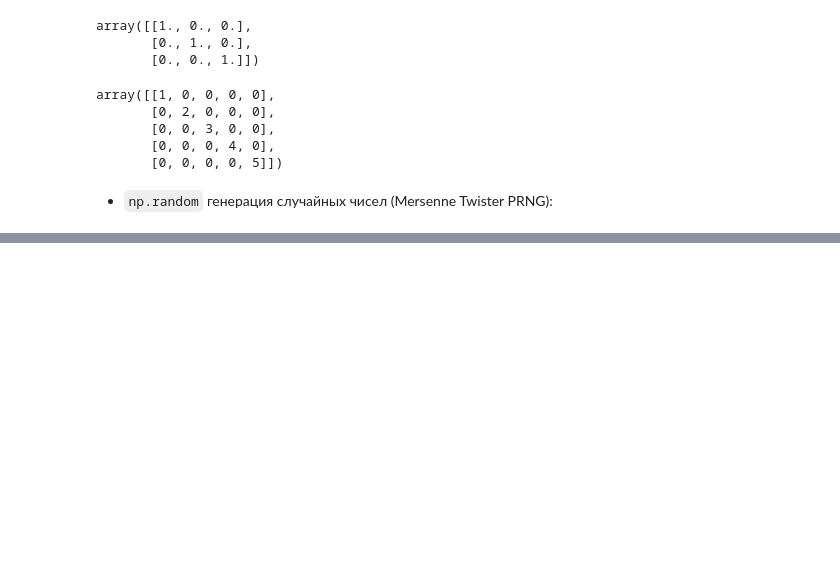
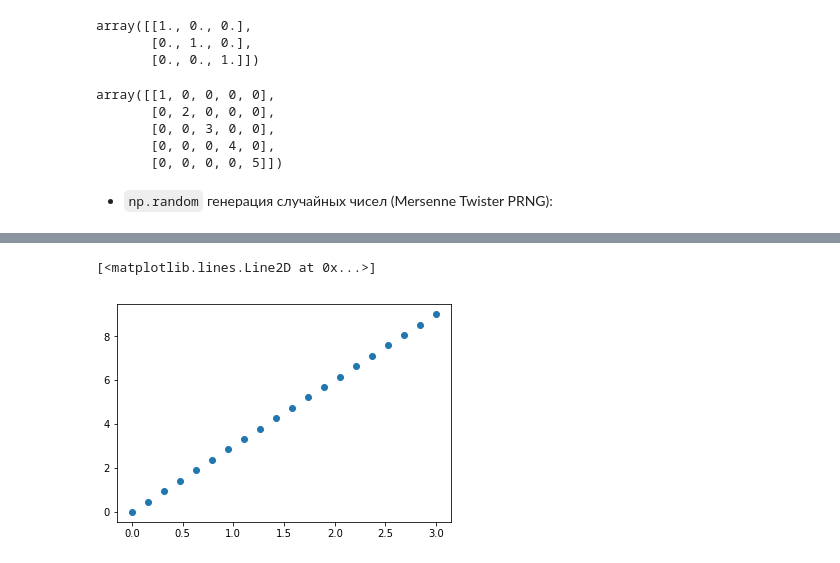
Before and after one commit to ivan-magda/mlcourse_open_homeworks, a Jupyter notebook: jupyter/topic01_pandas_data_analysis/lesson1_part0_numpy.ipynb, the cells around one changed output, grey strips where cells are left out. Drawn from its saved outputs; the diff is of its cells as text; code cells hidden in the pictures; blank space fills up the shorter version.

```diff
--- a/jupyter/topic01_pandas_data_analysis/lesson1_part0_numpy.ipynb
+++ b/jupyter/topic01_pandas_data_analysis/lesson1_part0_numpy.ipynb
@@ -185,0 +279,5 @@ np.random.seed(42)        # Setting the random seed
+# %%
+plt.plot(x, y, 'o')  # dot plot
+# %% [output]
+[<matplotlib.lines.Line2D at 0x...>]
+[figure, added]
```
Also changed, not shown: parts of 68 cells of this notebook.
